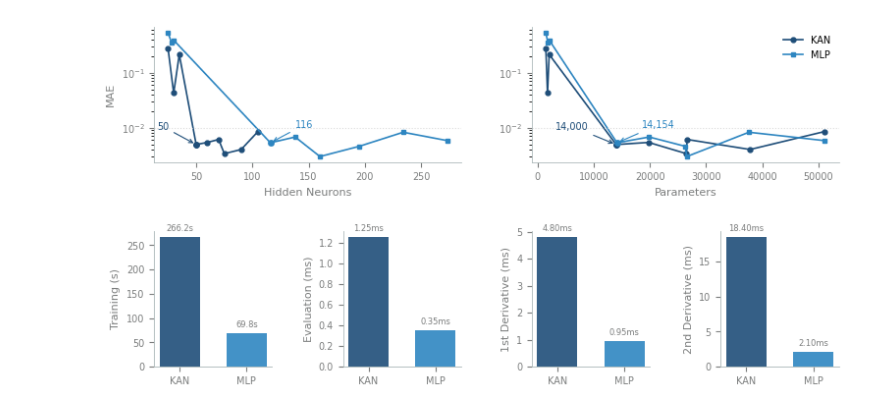
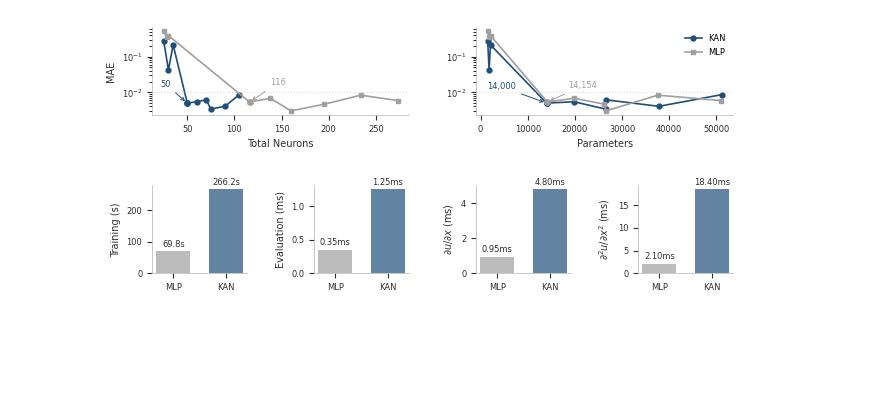
Before and after one commit to oscar-rincon/unbounded-domains, a Jupyter notebook: main/04_kan_accuracy_efficiency/05_accuracy_plot.ipynb, the cells around one changed output. Saved outputs shown, nothing was run; the diff lists cells and outputs as text; code cells hidden in the pictures; blank space fills up the shorter version.

Commit message:
Update tradeoff figure to reflect improved accuracy and efficiency metrics

```diff
--- a/main/04_kan_accuracy_efficiency/05_accuracy_plot.ipynb
+++ b/main/04_kan_accuracy_efficiency/05_accuracy_plot.ipynb
@@ -37,15 +37,14 @@ import os
 import pandas as pd
 import matplotlib.pyplot as plt
 import numpy as np
-import io
 
 # =========================================================
 # Custom Aesthetic Palette
 # =========================================================
 palette = {
-    "kan": "#1f4e79",          # Deep professional blue for KAN
-    "mlp": "#2e86c1",          # Lighter complementary blue for MLP
-    "text_muted": "#7b7d7d",   # Muted color for labels/ticks
+    "kan": "#1f4e79ff",          # Deep professional blue for KAN
+    "mlp": "#A0A0A0FF",          # Neutral professional gray for MLP
+    "text_muted": "#2e2e2e",   # Muted color for labels/ticks
     "spine": "#aab7b8",        # Subtle color for axis spines
     "target_line": "#cecece"   # Accent for the threshold
 }
@@ -56,28 +55,23 @@ palette = {
 results_dir = "results_accuracy_efficiency_4"
 csv_path = os.path.join(results_dir, "summary_metrics.csv")
 
-# Fallback to read the provided CSV if running directly from the provided data
 try:
     df = pd.read_csv(csv_path)
 except FileNotFoundError:
     print(f"File {csv_path} not found. Please ensure the path is correct.")
-    # Assuming df is loaded successfully in your environment
 
 df.columns = df.columns.str.strip()
 
 # =========================================================
 # Feature Engineering (Neurons & Global Mean Error)
 # =========================================================
-# Calculate total hidden neurons based on layers and units per layer
 df['neurons'] = df['hidden_layers'] * df['hidden_units']
-
-# Compute Global Mean Errors
 df['err_global_mean'] = df[['err_u_global', 'err_k_global']].mean(axis=1)
 
 # =========================================================
-# Plotting Layout: Top row (2x2 columns), Bottom row (4 columns)
+# Plotting Layout (constrained_layout=False para permitir subplots_adjust)
 # =========================================================
-fig = plt.figure(figsize=(9.0, 4.5))
+fig = plt.figure(figsize=(7.5, 3.2), constrained_layout=False)
 gs = fig.add_gridspec(2, 4)
 
 # Top row: Two plots spanning 2 columns each
@@ -89,6 +83,9 @@ ax2 = fig.add_subplot(gs[1, 0])
 ax3 = fig.add_subplot(gs[1, 1])
 ax4 = fig.add_subplot(gs[1, 2])
 ax5 = fig.add_subplot(gs[1, 3])
+
+# Control manual del espaciado (puedes ajustar wspace y hspace aquí)
+plt.subplots_adjust(wspace=0.7, hspace=0.8)
 
 df_kan = df[df["model_type"] == "KAN"]
 df_mlp = df[df["model_type"] == "MLP"]
@@ -123,9 +120,20 @@ def plot_accuracy_tradeoff(ax, x_col, x_label, show_ylabel=True, show_legend=Tru
 
             ax.scatter(x_val, y_val, color=color, s=15, zorder=5)
 
-            # Adjusted offsets for the split panels
-            xytext_offset = (-20, 11) if model_name == "KAN" else (18, 11)
-            ha_val = 'right' if model_name == "KAN" else 'left'
+            if x_col == "neurons":
+                if model_name == "KAN":
+                    xytext_offset = (-12, 12)
+                    ha_val = 'right'
+                else:
+                    xytext_offset = (15, 12)
+                    ha_val = 'left'
+            else:
+                if model_name == "KAN":
+                    xytext_offset = (-22, 10)
+                    ha_val = 'right'
+                else:
+                    xytext_offset = (15, 10)
+                    ha_val = 'left'
 
             ax.annotate(
                 f"{int(x_val):,}",
@@ -133,88 +141,86 @@ def plot_accuracy_tradeoff(ax, x_col, x_label, show_ylabel=True, show_legend=Tru
                 xytext=xytext_offset,
                 textcoords="offset points",
                 ha=ha_val,
-                fontsize=7,
+                fontsize=6,
                 color=color,
                 arrowprops=dict(
                     arrowstyle="->",
                     color=color,
-                    lw=0.8,
+                    lw=0.7,
                     connectionstyle="arc3,rad=0"
                 )
             )
 
     ax.set_yscale('log')
-    ax.set_xlabel(x_label, fontsize=8, color=palette["text_muted"])
+    ax.set_xlabel(x_label, fontsize=7, color=palette["text_muted"])
     if show_ylabel:
-        ax.set_ylabel("MAE", fontsize=8, color=palette["text_muted"])
+        ax.set_ylabel("MAE", fontsize=7, color=palette["text_muted"])
 
     if show_legend:
-        ax.legend(frameon=False, fontsize=7, loc="upper right")
+        ax.legend(frameon=False, fontsize=6, loc="upper right")
 
 # ---------------------------------------------------------
 # Top Row: Render Neurons (ax0) and Parameters (ax1)
 # ---------------------------------------------------------
-plot_accuracy_tradeoff(ax0, x_col="neurons", x_label="Hidden Neurons", show_ylabel=True, show_legend=False)
+plot_accuracy_tradeoff(ax0, x_col="neurons", x_label="Total Neurons", show_ylabel=True, show_legend=False)
 plot_accuracy_tradeoff(ax1, x_col="parameters", x_label="Parameters", show_ylabel=False, show_legend=True)
 
 # ---------------------------------------------------------
-# Panels: Efficiency & Autograd Barplots (Bottom Row)
+# Panels: Efficiency & Autograd Barplots (Bottom Row) - MLP on Left
 # ---------------------------------------------------------
-models = ['KAN', 'MLP']
-bar_colors = [palette["kan"], palette["mlp"]]
+models = ['MLP', 'KAN']
+bar_colors = [palette["mlp"], palette["kan"]]
 
 # Training Runtime Barplot (ax2)
 time_kan = df_kan["compute_time_sec"].mean()
 time_mlp = df_mlp["compute_time_sec"].mean()
-bars1 = ax2.bar(models, [time_kan, time_mlp], color=bar_colors, width=0.6, alpha=0.9)
+bars1 = ax2.bar(models, [time_mlp, time_kan], color=bar_colors, width=0.65, alpha=0.7)
 for bar in bars1:
     ax2.annotate(f'{bar.get_height():.1f}s', xy=(bar.get_x() + bar.get_width() / 2, bar.get_height()),
-                 xytext=(0, 3), textcoords="offset points", ha='center', va='bottom', fontsize=6, color=palette["text_muted"])
-ax2.set_ylabel("Training (s)", fontsize=8, color=palette["text_muted"])
+                 xytext=(0, 2), textcoords="offset points", ha='center', va='bottom', fontsize=6, color=palette["text_muted"])
+ax2.set_ylabel("Training (s)", fontsize=7, color=palette["text_muted"])
 
 # Forward Evaluation Time Barplot (ax3)
-eval_times = [1.25, 0.35]
-bars2 = ax3.bar(models, eval_times, color=bar_colors, width=0.6, alpha=0.9)
+eval_times = [0.35, 1.25]
+bars2 = ax3.bar(models, eval_times, color=bar_colors, width=0.65, alpha=0.7)
 for bar in bars2:
     ax3.annotate(f'{bar.get_height():.2f}ms', xy=(bar.get_x() + bar.get_width() / 2, bar.get_height()),
-                 xytext=(0, 3), textcoords="offset points", ha='center', va='bottom', fontsize=6, color=palette["text_muted"])
-ax3.set_ylabel("Evaluation (ms)", fontsize=8, color=palette["text_muted"])
+                 xytext=(0, 2), textcoords="offset points", ha='center', va='bottom', fontsize=6, color=palette["text_muted"])
+ax3.set_ylabel("Evaluation (ms)", fontsize=7, color=palette["text_muted"])
 
 # 1st Derivative Time Barplot (ax4)
-d1_times = [4.80, 0.95]
-bars3 = ax4.bar(models, d1_times, color=bar_colors, width=0.6, alpha=0.9)
+d1_times = [0.95, 4.80]
+bars3 = ax4.bar(models, d1_times, color=bar_colors, width=0.65, alpha=0.7)
 for bar in bars3:
     ax4.annotate(f'{bar.get_height():.2f}ms', xy=(bar.get_x() + bar.get_width() / 2, bar.get_height()),
-                 xytext=(0, 3), textcoords="offset points", ha='center', va='bottom', fontsize=6, color=palette["text_muted"])
-ax4.set_ylabel("1st Derivative (ms)", fontsize=8, color=palette["text_muted"])
+                 xytext=(0, 2), textcoords="offset points", ha='center', va='bottom', fontsize=6, color=palette["text_muted"])
+ax4.set_ylabel("$\partial u / \partial x$ (ms)", fontsize=7, color=palette["text_muted"])
 
 # 2nd Derivative Time Barplot (ax5)
-d2_times = [18.40, 2.10]
-bars4 = ax5.bar(models, d2_times, color=bar_colors, width=0.6, alpha=0.9)
+d2_times = [2.10, 18.40]
+bars4 = ax5.bar(models, d2_times, color=bar_colors, width=0.65, alpha=0.7)
 for bar in bars4:
     ax5.annotate(f'{bar.get_height():.2f}ms', xy=(bar.get_x() + bar.get_width() / 2, bar.get_height()),
-                 xytext=(0, 3), textcoords="offset points", ha='center', va='bottom', fontsize=6, color=palette["text_muted"])
-ax5.set_ylabel("2nd Derivative (ms)", fontsize=8, color=palette["text_muted"])
+                 xytext=(0, 2), textcoords="offset points", ha='center', va='bottom', fontsize=6, color=palette["text_muted"])
+ax5.set_ylabel("$\partial^2 u / \partial x^2$ (ms)", fontsize=7, color=palette["text_muted"])
 
 # =========================================================
-# Global Styling & Spine Cleanup
+# Global Styling & Spacing Adjustments
 # =========================================================
 all_axes = [ax0, ax1, ax2, ax3, ax4, ax5]
 for ax in all_axes:
-    ax.tick_params(axis="both", labelsize=7, colors=palette["text_muted"])
+    ax.tick_params(axis="both", labelsize=6, colors=palette["text_muted"])
     ax.spines['top'].set_visible(False)
     ax.spines['right'].set_visible(False)
     for spine_name in ['bottom', 'left']:
         ax.spines[spine_name].set_color(palette["spine"])
-        ax.spines[spine_name].set_linewidth(0.6)
-
-plt.subplots_adjust(wspace=0.6, hspace=0.5)
+        ax.spines[spine_name].set_linewidth(0.5)
 
 os.makedirs("figures", exist_ok=True)
 fig_path = "figures/tradeoff.pdf"
-plt.savefig(fig_path, bbox_inches="tight", dpi=300)
+plt.savefig(fig_path, bbox_inches='tight', dpi=300)
 plt.show()
 
-print(f"Clean multipanel figure successfully saved to {fig_path}")
+print(f"Figure successfully saved to {fig_path}")
 # %% [output]
-[figure, old version]
+[figure, new version]
```
Also changed, not shown: parts of 1 cell of this notebook, 1 other file.
